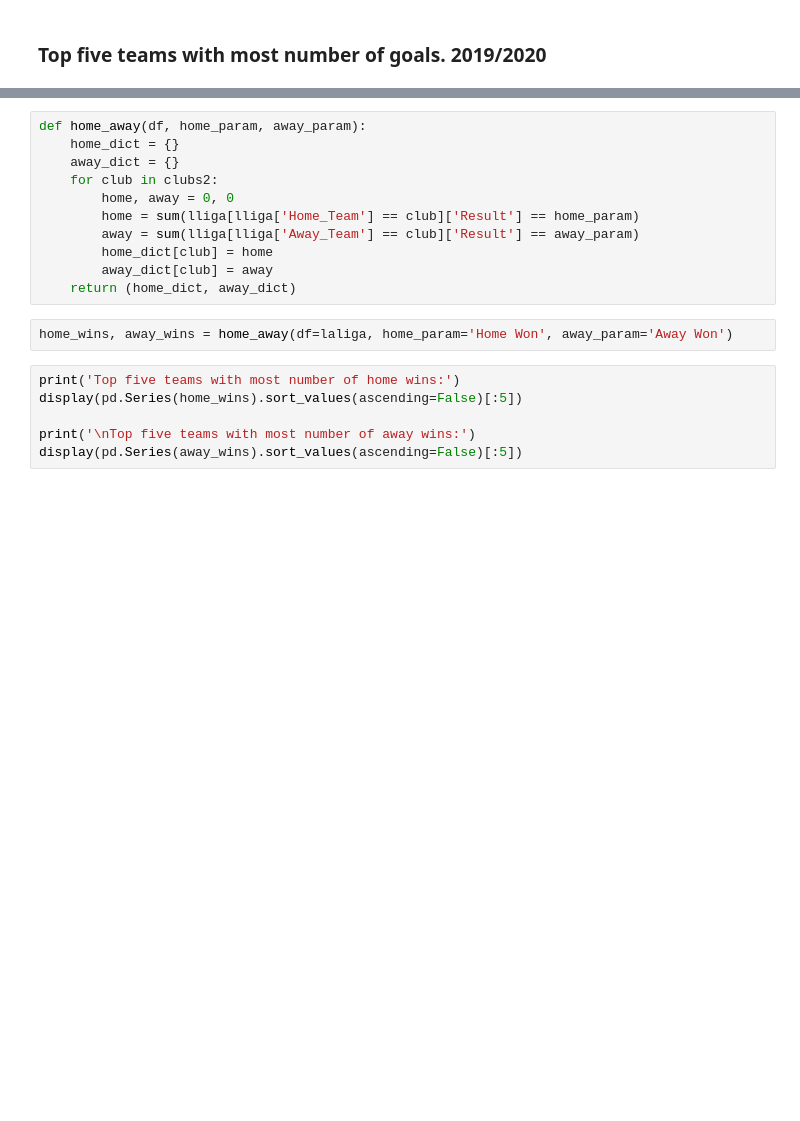
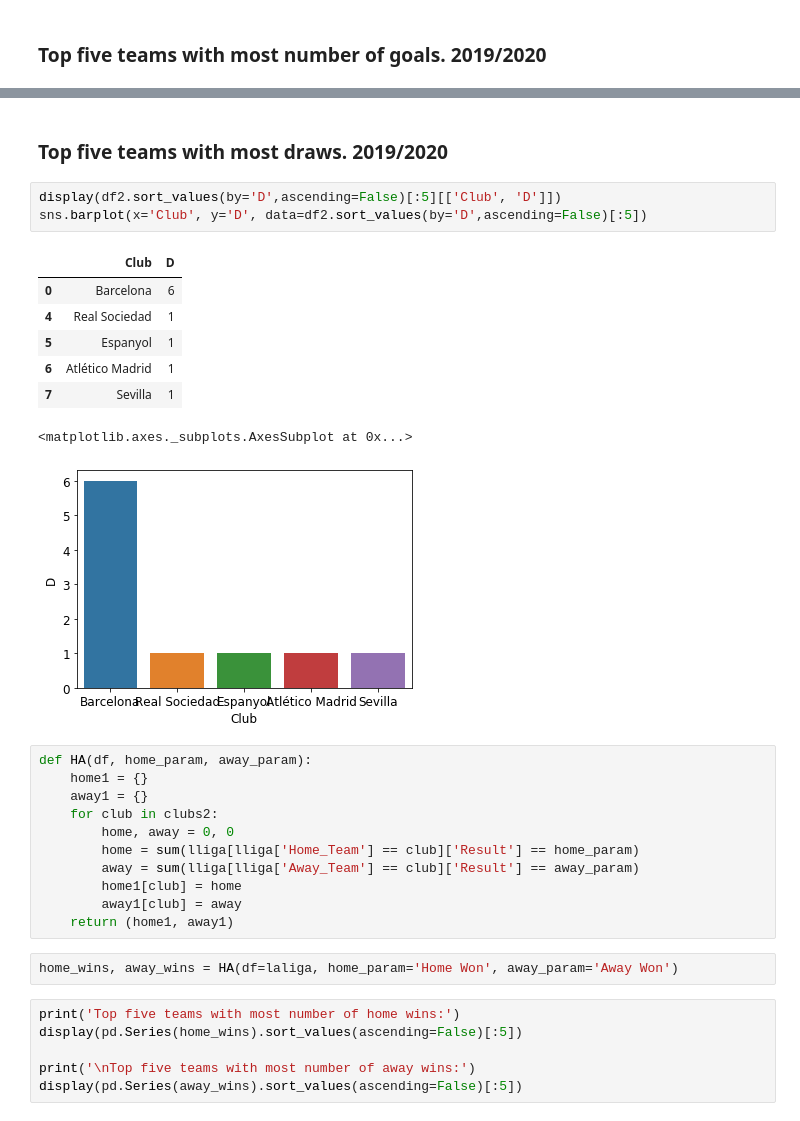
Before and after one commit to PrinceSharmaa/StatsBomb, a Jupyter notebook: PrinceSharma.ipynb, the cells around one changed output, grey strips where cells are left out. Drawn from its saved outputs; the diff is of its cells as text; blank space fills up the shorter version.

```diff
--- a/PrinceSharma.ipynb
+++ b/PrinceSharma.ipynb
@@ -564,16 +668,30 @@ sns.barplot(x='Club', y='F', data=df2.sort_values(by='F',ascending=False)[:5])
+# %% [markdown]
+### Top five teams with most draws. 2019/2020
+# %%
+display(df2.sort_values(by='D',ascending=False)[:5][['Club', 'D']])
+sns.barplot(x='Club', y='D', data=df2.sort_values(by='D',ascending=False)[:5])
+# %% [output]
+|  | Club | D |
+| 0 | Barcelona | 6 |
+| 4 | Real Sociedad | 1 |
+| 5 | Espanyol | 1 |
+| 6 | Atlético Madrid | 1 |
+| 7 | Sevilla | 1 |
+<matplotlib.axes._subplots.AxesSubplot at 0x...>
+[figure, added]
 # %%
-def home_away(df, home_param, away_param):
-    home_dict = {}
-    away_dict = {}
+def HA(df, home_param, away_param):
+    home1 = {}
+    away1 = {}
     for club in clubs2:
         home, away = 0, 0
         home = sum(lliga[lliga['Home_Team'] == club]['Result'] == home_param)
         away = sum(lliga[lliga['Away_Team'] == club]['Result'] == away_param)
-        home_dict[club] = home
-        away_dict[club] = away
-    return (home_dict, away_dict)
+        home1[club] = home
+        away1[club] = away
+    return (home1, away1)
 # %%
-home_wins, away_wins = home_away(df=laliga, home_param='Home Won', away_param='Away Won')
+home_wins, away_wins = HA(df=laliga, home_param='Home Won', away_param='Away Won')
 # %%
 print('Top five teams with most number of home wins:')
 display(pd.Series(home_wins).sort_values(ascending=False)[:5])
```
Also changed, not shown: parts of 40 cells of this notebook.
